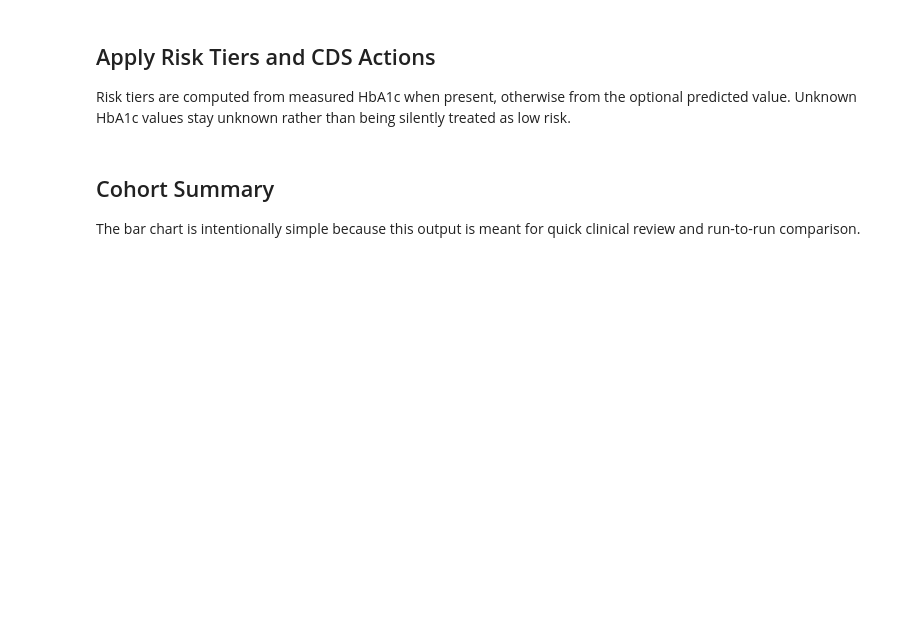
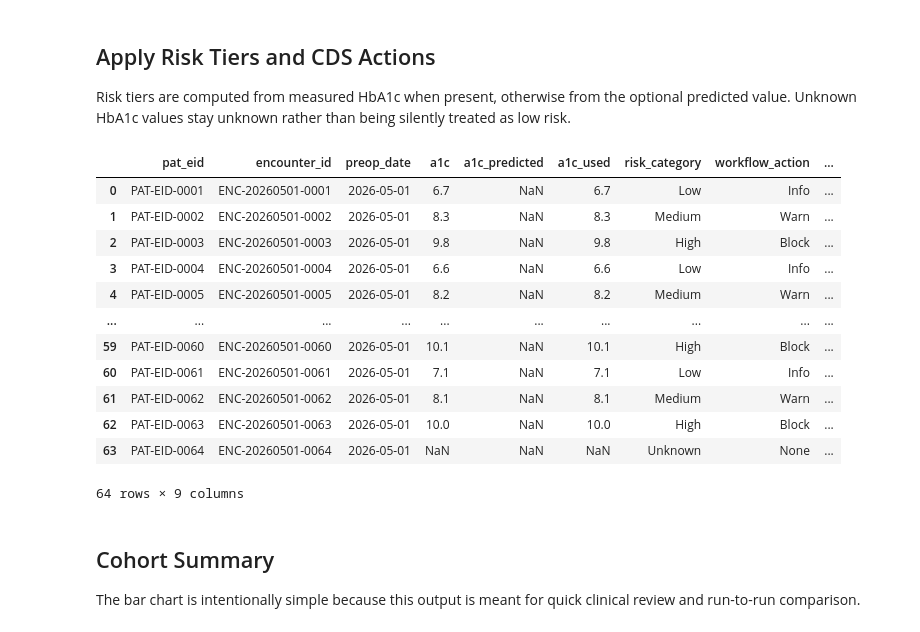
Before and after one commit to si-software-lab/preop-risk-hba1c-demo, a Jupyter notebook: preop_hba1c_cds_workflow.ipynb, the cells around one changed output. Cells and saved outputs as stored; diff of their text form; code cells hidden in the pictures; blank space fills up the shorter version.

```diff
--- a/preop_hba1c_cds_workflow.ipynb
+++ b/preop_hba1c_cds_workflow.ipynb
@@ -264,34 +295,48 @@ tiers = analysis_df["a1c_used"].apply(
     lambda value: pipeline.tier_from_a1c(value, LOW_THRESHOLD, HIGH_THRESHOLD)
 )
 
 analysis_df["tier"] = tiers.apply(lambda item: item[0])
 analysis_df["risk_category"] = tiers.apply(lambda item: item[1])
 analysis_df["tier_metrics"] = tiers.apply(lambda item: item[2])
 analysis_df["workflow_action"] = analysis_df["tier"].apply(pipeline.workflow_action_from_tier)
 
 analysis_df["cds_message"] = analysis_df.apply(
     lambda row: pipeline.build_comm_payload(
         float(row["tier_metrics"]["a1c_used"])
         if not np.isnan(row["tier_metrics"]["a1c_used"])
         else np.nan,
         row["tier"],
         row["tier_metrics"],
     ),
     axis=1,
 )
 
 summary_cols = [
-    "patient_id",
+    "pat_eid",
     "encounter_id",
     "preop_date",
     "a1c",
     "a1c_predicted",
     "a1c_used",
     "risk_category",
     "workflow_action",
     "cds_message",
 ]
 analysis_df[summary_cols]
+# %% [output]
+|  | pat_eid | encounter_id | preop_date | a1c | a1c_predicted | a1c_used | risk_category | workflow_action | ... |
+| 0 | PAT-EID-0001 | ENC-20260501-0001 | 2026-05-01 | 6.7 | NaN | 6.7 | Low | Info | ... |
+| 1 | PAT-EID-0002 | ENC-20260501-0002 | 2026-05-01 | 8.3 | NaN | 8.3 | Medium | Warn | ... |
+| 2 | PAT-EID-0003 | ENC-20260501-0003 | 2026-05-01 | 9.8 | NaN | 9.8 | High | Block | ... |
+| 3 | PAT-EID-0004 | ENC-20260501-0004 | 2026-05-01 | 6.6 | NaN | 6.6 | Low | Info | ... |
+| 4 | PAT-EID-0005 | ENC-20260501-0005 | 2026-05-01 | 8.2 | NaN | 8.2 | Medium | Warn | ... |
+| ... | ... | ... | ... | ... | ... | ... | ... | ... | ... |
+| 59 | PAT-EID-0060 | ENC-20260501-0060 | 2026-05-01 | 10.1 | NaN | 10.1 | High | Block | ... |
+| 60 | PAT-EID-0061 | ENC-20260501-0061 | 2026-05-01 | 7.1 | NaN | 7.1 | Low | Info | ... |
+| 61 | PAT-EID-0062 | ENC-20260501-0062 | 2026-05-01 | 8.1 | NaN | 8.1 | Medium | Warn | ... |
+| 62 | PAT-EID-0063 | ENC-20260501-0063 | 2026-05-01 | 10.0 | NaN | 10.0 | High | Block | ... |
+| 63 | PAT-EID-0064 | ENC-20260501-0064 | 2026-05-01 | NaN | NaN | NaN | Unknown | None | ... |
+64 rows × 9 columns
 # %% [markdown]
 ## Cohort Summary
 
```
Also changed, not shown: parts of 13 cells of this notebook, 3 other files.
